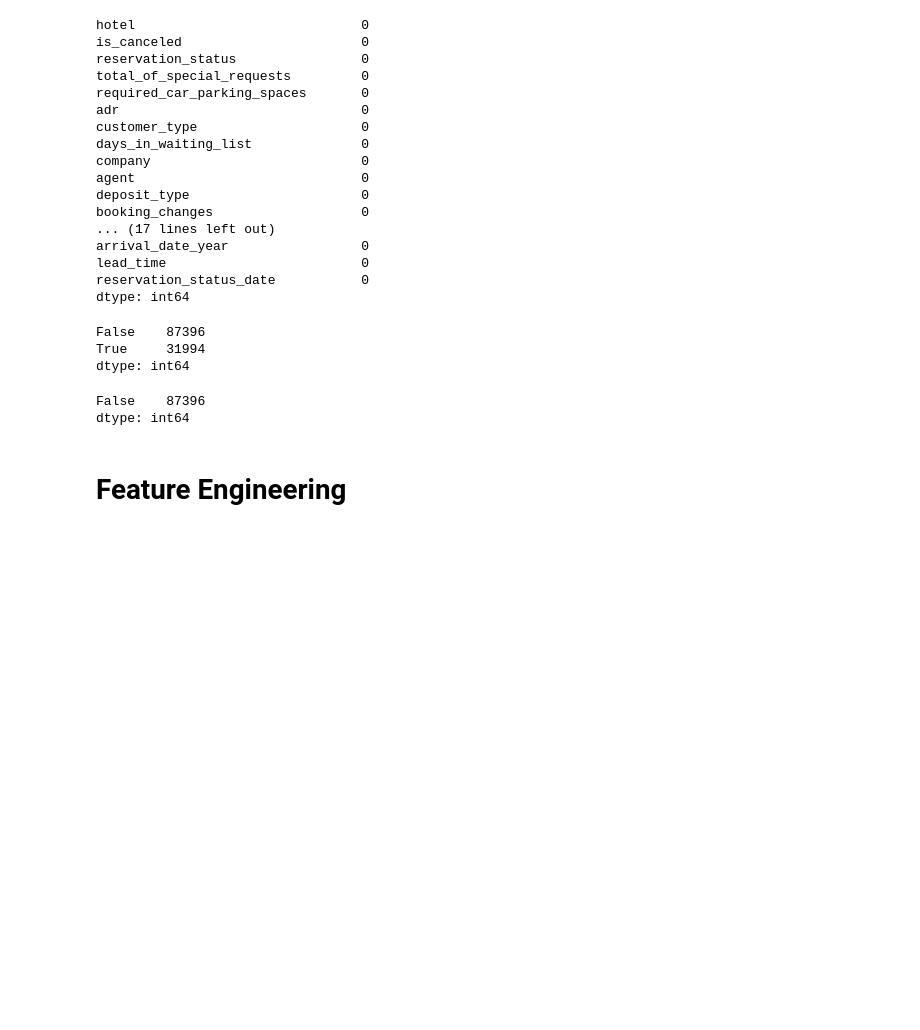
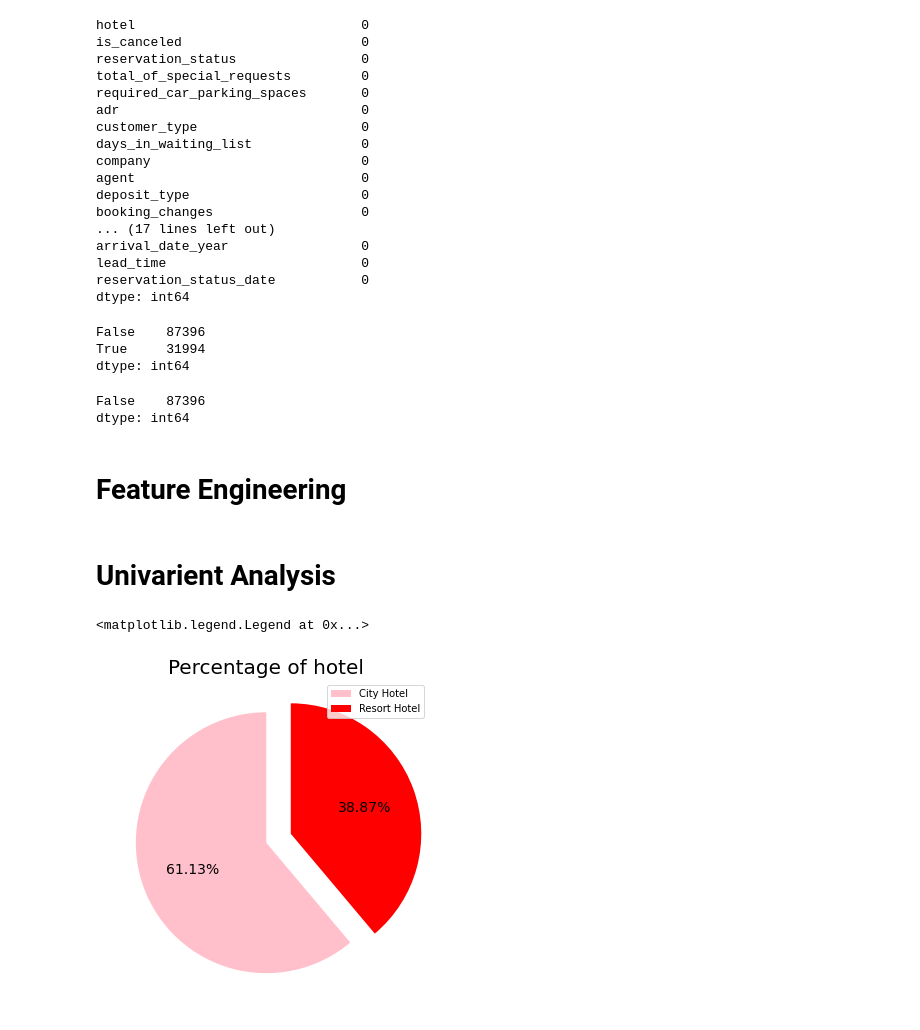
Before and after one commit to aditya8075/EDA---Hotel-Booking-Analysis, a Jupyter notebook: Aditya_Tadas_EDA_on_Hotel_Booking_Capstone_project.ipynb, the cells around one changed output. Cells and saved outputs as stored; diff of their text form; code cells hidden in the pictures; blank space fills up the shorter version.

```diff
--- a/Aditya_Tadas_EDA_on_Hotel_Booking_Capstone_project.ipynb
+++ b/Aditya_Tadas_EDA_on_Hotel_Booking_Capstone_project.ipynb
@@ -152,3 +152,17 @@ dtype: int64
 #creating new features
 df['total_people']=df['adults']+df['babies']+df['children']
 df['total_stay']=df['stays_in_week_nights'] +df['stays_in_weekend_nights']
+# %% [markdown]
+# Univarient Analysis
+# %%
+plt.figure(figsize=(7,6))
+labels = df['hotel'].value_counts().index.tolist()
+sizes = df['hotel'].value_counts().tolist()
+explode = (0, 0.2)
+colors = ['pink','red']
+plt.pie(sizes, explode=explode, colors=colors,autopct='%1.2f%%', startangle=90, textprops={'fontsize': 14})
+plt.title('Percentage of hotel', fontsize=20)
+plt.legend(labels,loc=1, prop = {'size' :10 })
+# %% [output]
+<matplotlib.legend.Legend at 0x...>
+[figure, added]
```
Also changed, not shown: parts of 15 cells of this notebook.
